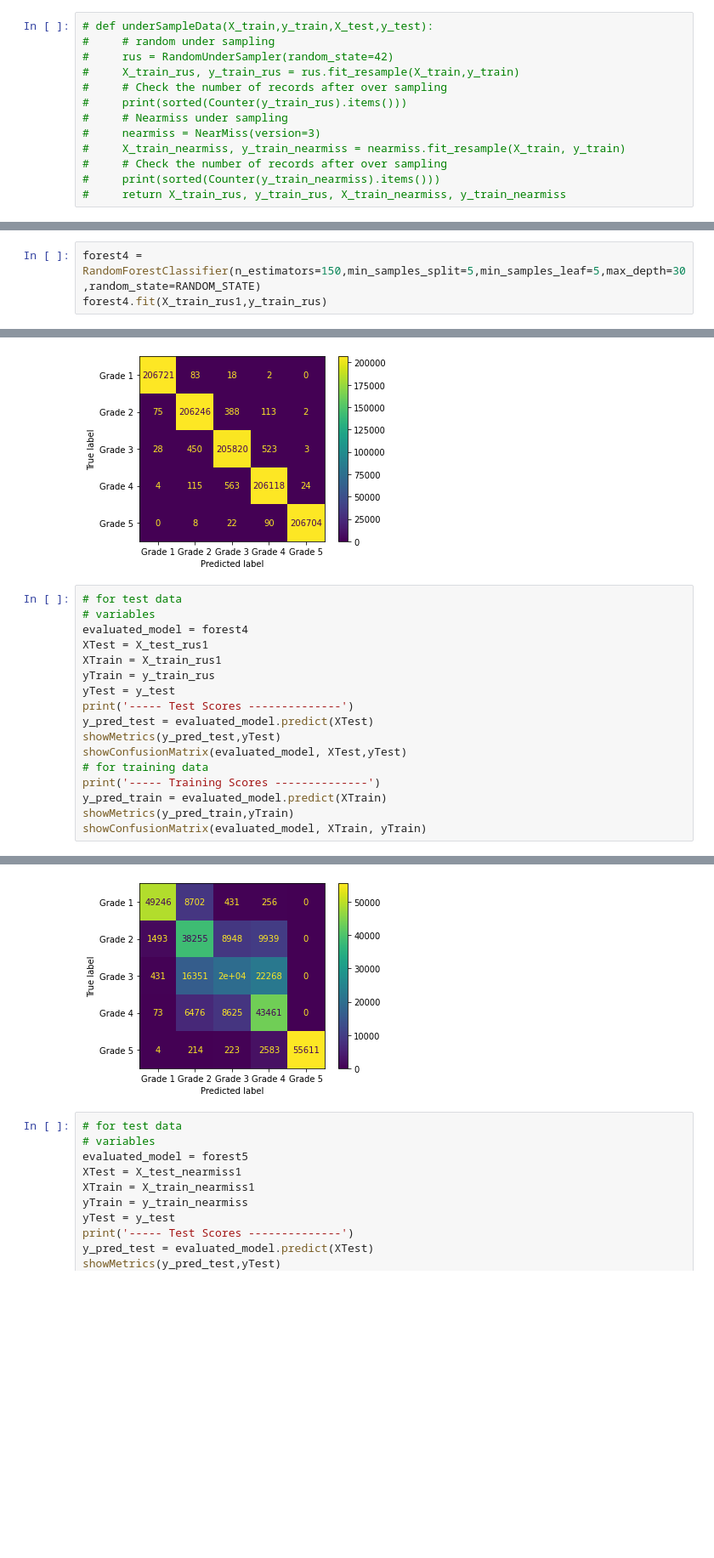
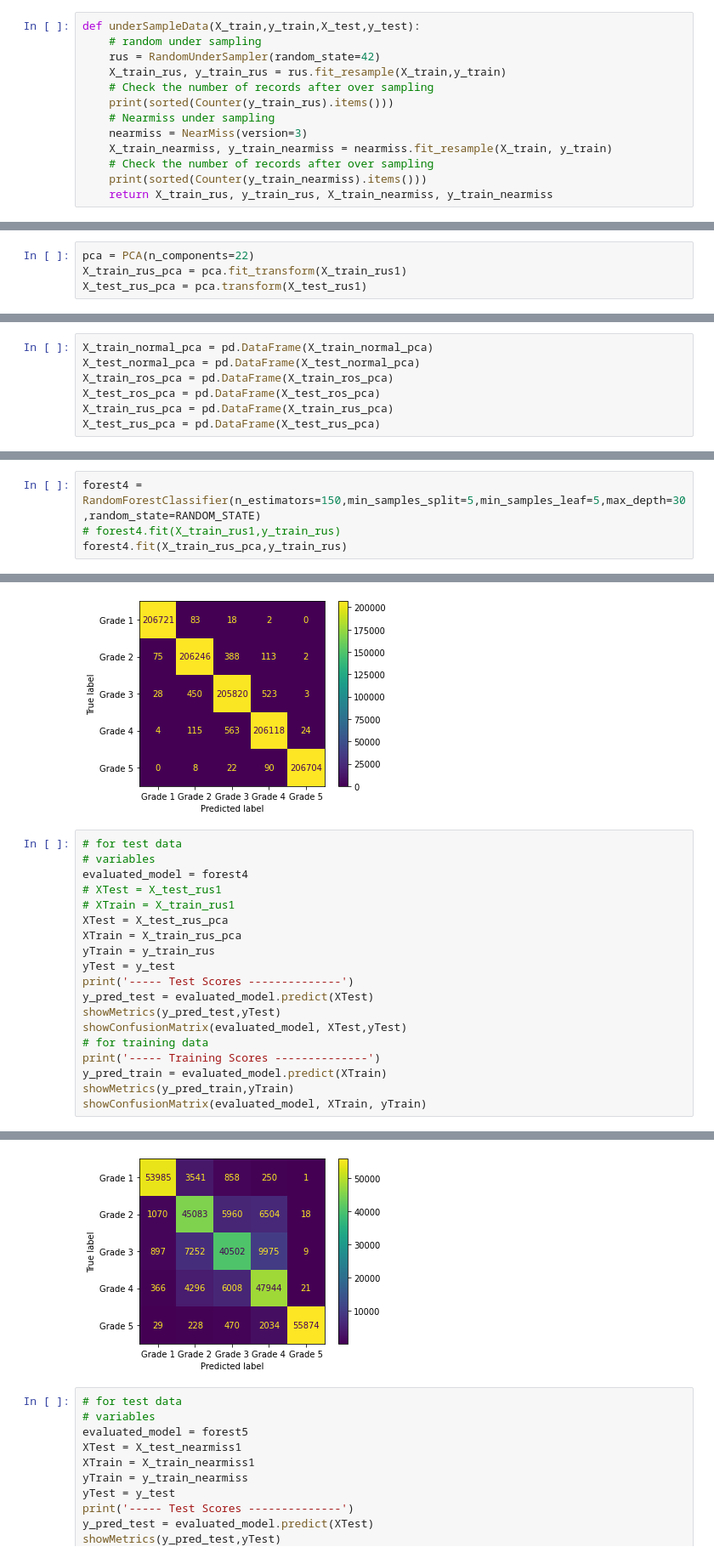
Before and after one commit to JuJu2181/earthquake-damage-predictor, a Jupyter notebook: Codes/earthquake_damage_prediction2.ipynb, the cells around one changed output, grey strips where cells are left out. Shown at 85% size. Drawn from its saved outputs; the diff is of its cells as text; blank space fills up the shorter version.

```diff
--- a/Codes/earthquake_damage_prediction2.ipynb
+++ b/Codes/earthquake_damage_prediction2.ipynb
@@ -401,18 +411,18 @@ X_train_ros, y_train_ros = overSampleData(X_train,y_train)
 # %% [markdown]
 ### UnderSampling
 # %%
-# def underSampleData(X_train,y_train,X_test,y_test):
-#     # random under sampling
-#     rus = RandomUnderSampler(random_state=42)
-#     X_train_rus, y_train_rus = rus.fit_resample(X_train,y_train)
-#     # Check the number of records after over sampling
-#     print(sorted(Counter(y_train_rus).items()))
-#     # Nearmiss under sampling
-#     nearmiss = NearMiss(version=3)
-#     X_train_nearmiss, y_train_nearmiss = nearmiss.fit_resample(X_train, y_train)
-#     # Check the number of records after over sampling
-#     print(sorted(Counter(y_train_nearmiss).items()))
-#     return X_train_rus, y_train_rus, X_train_nearmiss, y_train_nearmiss
+def underSampleData(X_train,y_train,X_test,y_test):
+    # random under sampling
+    rus = RandomUnderSampler(random_state=42)
+    X_train_rus, y_train_rus = rus.fit_resample(X_train,y_train)
+    # Check the number of records after over sampling
+    print(sorted(Counter(y_train_rus).items()))
+    # Nearmiss under sampling
+    nearmiss = NearMiss(version=3)
+    X_train_nearmiss, y_train_nearmiss = nearmiss.fit_resample(X_train, y_train)
+    # Check the number of records after over sampling
+    print(sorted(Counter(y_train_nearmiss).items()))
+    return X_train_rus, y_train_rus, X_train_nearmiss, y_train_nearmiss
 # %%
 # X_train_rus, y_train_rus, X_train_nearmiss, y_train_nearmiss = underSampleData(X_train,y_train, X_test, y_test)
 # %% [markdown]
@@ -447,0 +465,4 @@ Feature Scaling helped to reduce computational time when training the models and
+# %%
+pca = PCA(n_components=22)
+X_train_rus_pca = pca.fit_transform(X_train_rus1)
+X_test_rus_pca = pca.transform(X_test_rus1)
@@ -448,3 +473,10 @@ Feature Scaling helped to reduce computational time when training the models and
+# %%
+X_train_normal_pca = pd.DataFrame(X_train_normal_pca)
+X_test_normal_pca = pd.DataFrame(X_test_normal_pca)
+X_train_ros_pca = pd.DataFrame(X_train_ros_pca)
+X_test_ros_pca = pd.DataFrame(X_test_ros_pca)
+X_train_rus_pca = pd.DataFrame(X_train_rus_pca)
+X_test_rus_pca = pd.DataFrame(X_test_rus_pca)
 # %% [markdown]
 ### Model Training
 From previous model training we found that Random Forest model gave maximum performance so now we are only evaluating and optimizing the random forest model by oversampling, undersampling and then hyperparameter tuning
@@ -490,7 +524,8 @@ RandomForestClassifier(max_depth=30, min_samples_leaf=5, min_samples_split=5,
 RandomForestClassifier()
 # %%
 forest4 = RandomForestClassifier(n_estimators=150,min_samples_split=5,min_samples_leaf=5,max_depth=30,random_state=RANDOM_STATE)
-forest4.fit(X_train_rus1,y_train_rus)
+# forest4.fit(X_train_rus1,y_train_rus)
+forest4.fit(X_train_rus_pca,y_train_rus)
 # %% [output]
 RandomForestClassifier(max_depth=30, min_samples_leaf=5, min_samples_split=5,
                        n_estimators=150, random_state=42)
@@ -740,8 +779,10 @@ weighted avg       1.00      1.00      1.00   1034120
 # for test data
 # variables
 evaluated_model = forest4
-XTest = X_test_rus1
-XTrain = X_train_rus1
+# XTest = X_test_rus1
+# XTrain = X_train_rus1
+XTest = X_test_rus_pca
+XTrain = X_train_rus_pca
 yTrain = y_train_rus
 yTest = y_test
 print('----- Test Scores --------------')
@@ -775,4 +816,4 @@ weighted avg       0.72      0.70      0.70    293175
-[figure, old version]
+[figure, new version]
 # %%
 # for test data
 # variables
```
Also changed, not shown: parts of 13 cells of this notebook, 17 other files.
